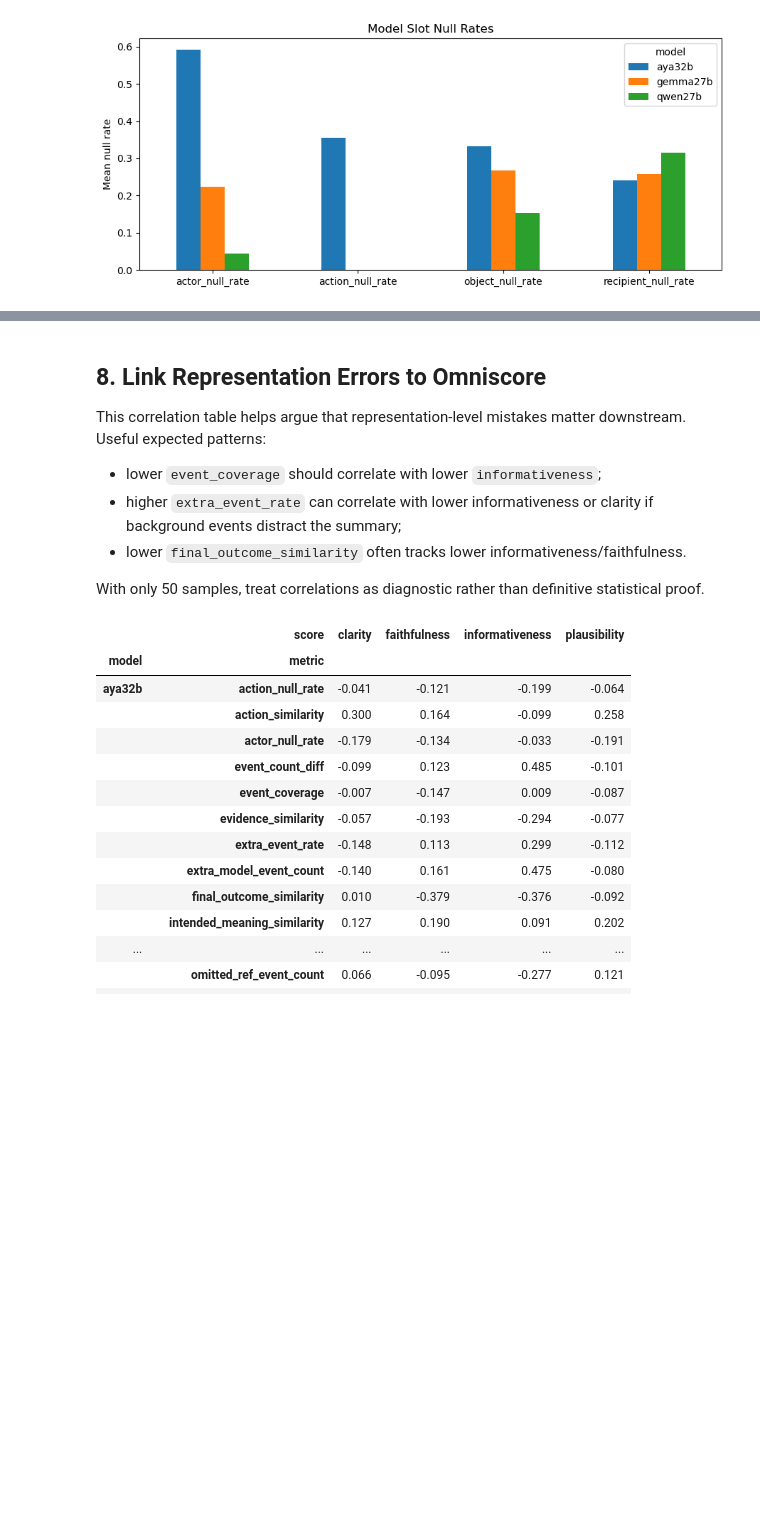
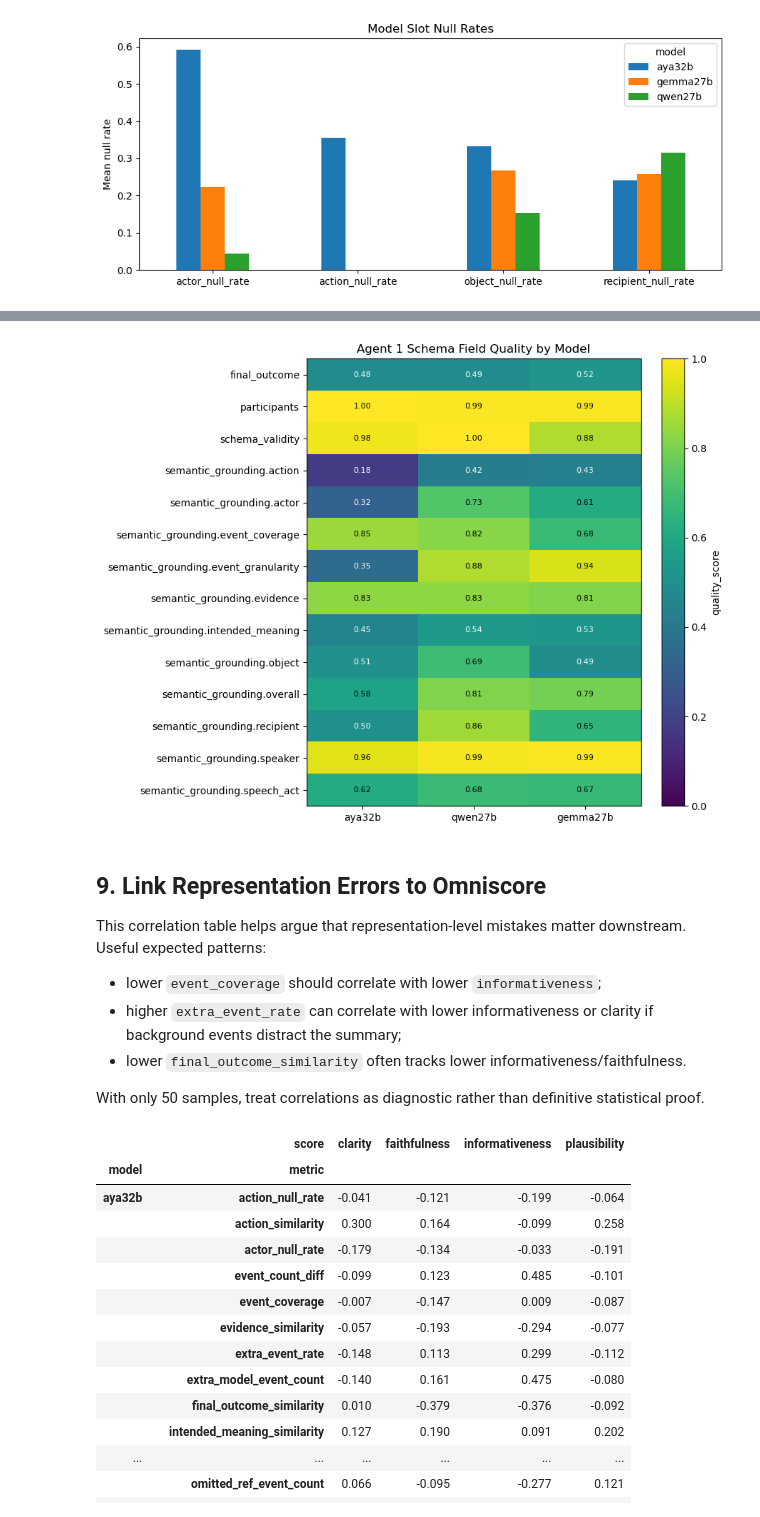
Before and after one commit to jhuangjennifer/573ChineseEnglishSummarization, a Jupyter notebook: notebooks/evaluation/structures/semantic_model_error_analysis.ipynb, the cells around one changed output, grey strips where cells are left out. Drawn from its saved outputs; the diff is of its cells as text; code cells hidden in the pictures; blank space fills up the shorter version.

```diff
--- a/notebooks/evaluation/structures/semantic_model_error_analysis.ipynb
+++ b/notebooks/evaluation/structures/semantic_model_error_analysis.ipynb
@@ -668,5 +950,28 @@ plt.show()
+# %%
+# Heatmap of schema-field quality scores. Higher values indicate stronger performance.
+fig, ax = plt.subplots(figsize=(9, 7))
+heatmap_data = schema_field_score_matrix[['aya32b', 'qwen27b', 'gemma27b']]
+im = ax.imshow(heatmap_data.values, aspect='auto', vmin=0, vmax=1, cmap='viridis')
+
+ax.set_xticks(np.arange(len(heatmap_data.columns)))
+ax.set_xticklabels(heatmap_data.columns)
+ax.set_yticks(np.arange(len(heatmap_data.index)))
+ax.set_yticklabels(heatmap_data.index)
+
+for i in range(heatmap_data.shape[0]):
+    for j in range(heatmap_data.shape[1]):
+        value = heatmap_data.iloc[i, j]
+        text_color = 'white' if pd.notna(value) and value < 0.55 else 'black'
+        ax.text(j, i, fmt(value, 2), ha='center', va='center', color=text_color, fontsize=8)
+
+ax.set_title('Agent 1 Schema Field Quality by Model')
+fig.colorbar(im, ax=ax, label='quality_score')
+plt.tight_layout()
+plt.show()
+# %% [output]
+[figure, added]
 # %% [markdown]
-## 8. Link Representation Errors to Omniscore
+## 9. Link Representation Errors to Omniscore
 
 This correlation table helps argue that representation-level mistakes matter downstream. Useful expected patterns:
 
```
Also changed, not shown: parts of 6 cells of this notebook.
